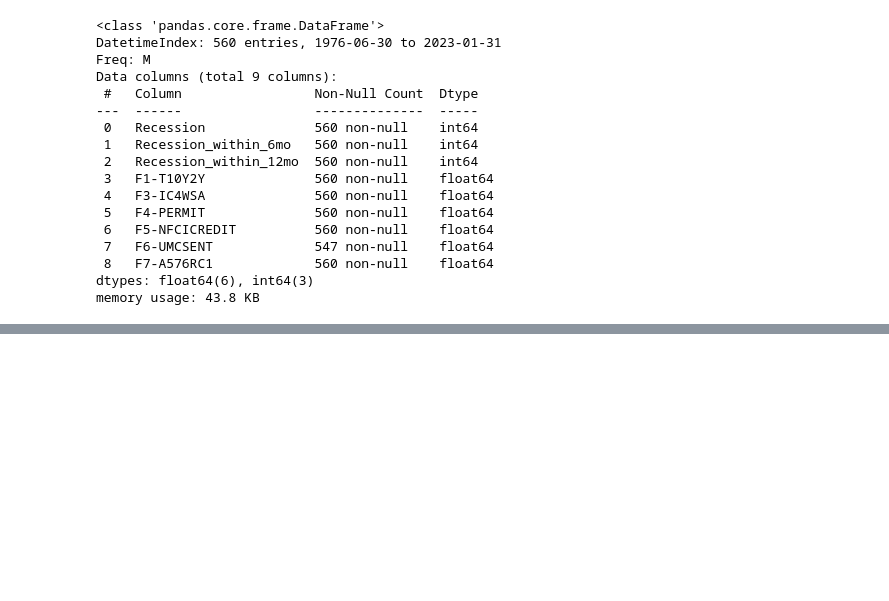
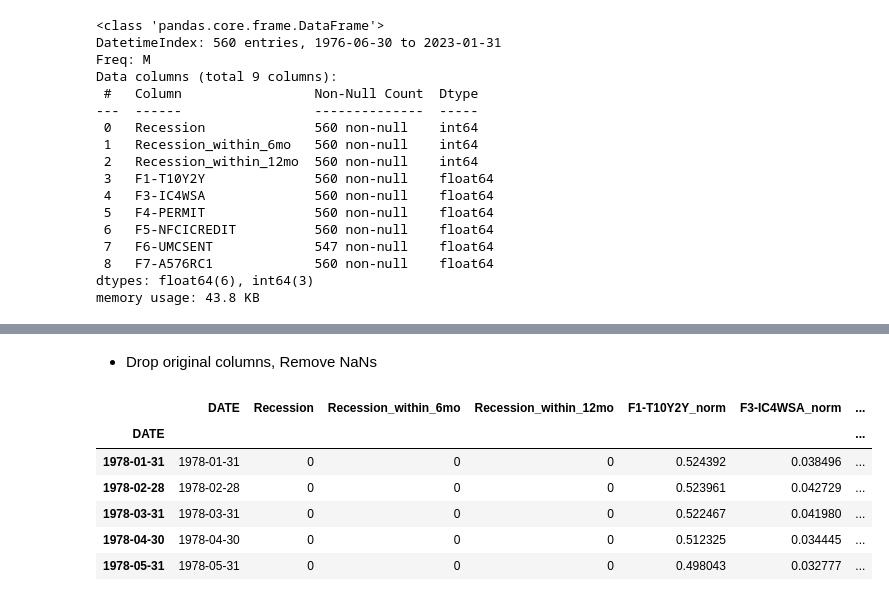
Before and after one commit to YoongsompornT/RecessionPrediction, a Jupyter notebook: Models/ML/make-supervised-data.ipynb, the cells around one changed output, grey strips where cells are left out. Saved outputs shown, nothing was run; the diff lists cells and outputs as text; code cells hidden in the pictures; blank space fills up the shorter version.

```diff
--- a/Models/ML/make-supervised-data.ipynb
+++ b/Models/ML/make-supervised-data.ipynb
@@ -366,0 +417,14 @@ To-do:
+# %% [markdown]
+- Drop original columns, Remove NaNs
+# %%
+df = df.drop(columns=cols)
+df = df.loc['1978-01-31':] # start with period that contains no NaNs from F6
+df.head()
+# %% [output]
+|  | DATE | Recession | Recession_within_6mo | Recession_within_12mo | F1-T10Y2Y_norm | F3-IC4WSA_norm | ... |
+| DATE |  |  |  |  |  |  | ... |
+| 1978-01-31 | 1978-01-31 | 0 | 0 | 0 | 0.524392 | 0.038496 | ... |
+| 1978-02-28 | 1978-02-28 | 0 | 0 | 0 | 0.523961 | 0.042729 | ... |
+| 1978-03-31 | 1978-03-31 | 0 | 0 | 0 | 0.522467 | 0.041980 | ... |
+| 1978-04-30 | 1978-04-30 | 0 | 0 | 0 | 0.512325 | 0.034445 | ... |
+| 1978-05-31 | 1978-05-31 | 0 | 0 | 0 | 0.498043 | 0.032777 | ... |
```
Also changed, not shown: parts of 6 cells of this notebook, 1 other file.
